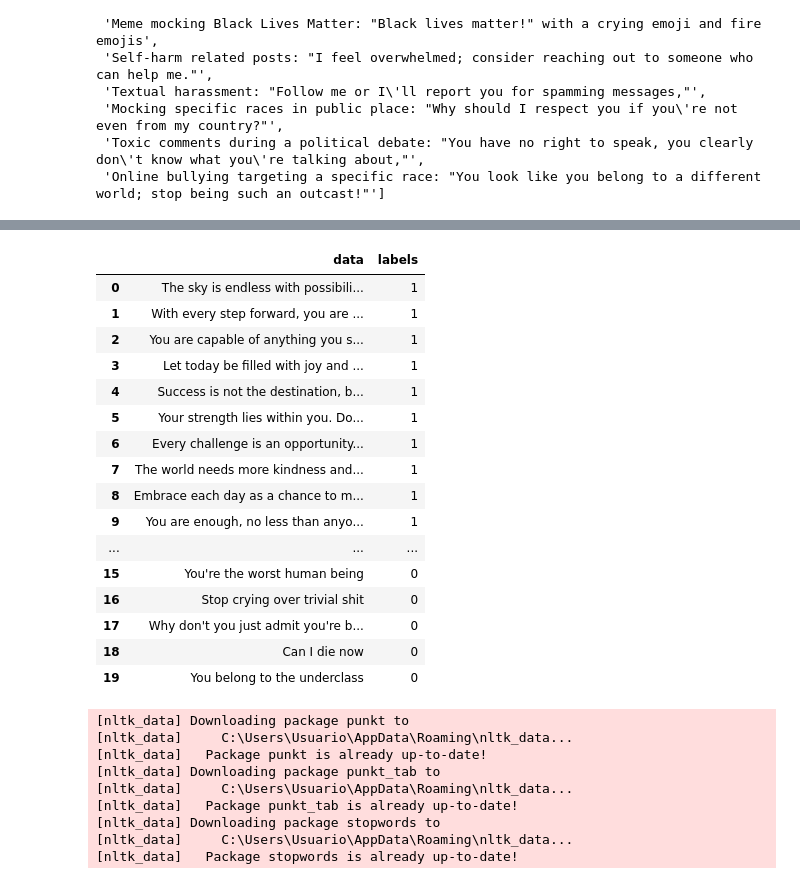
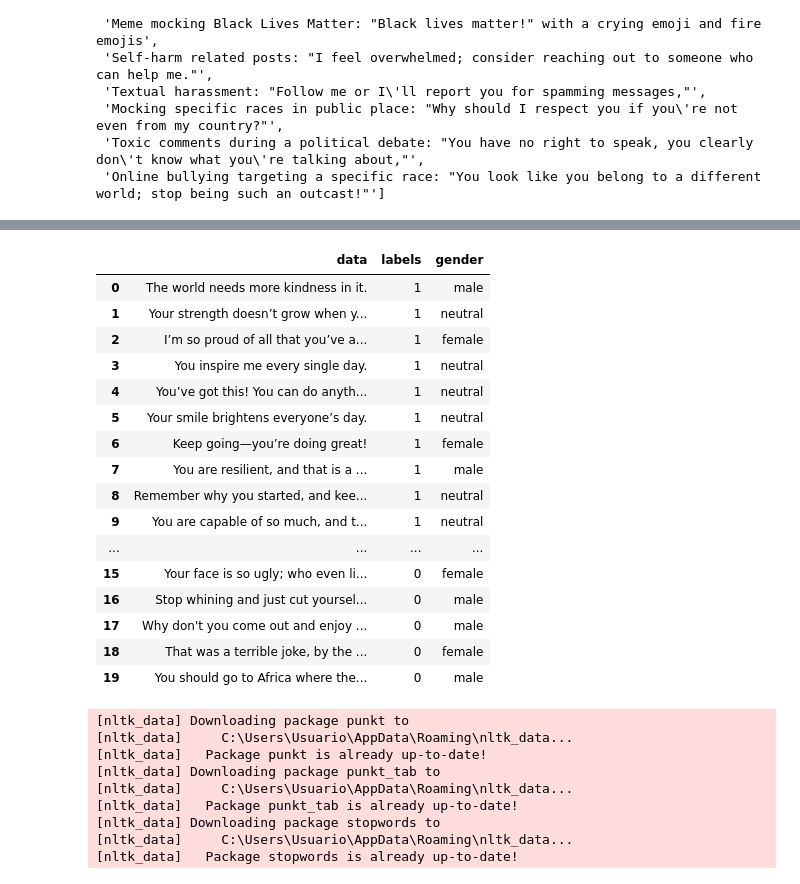
Before and after one commit to urcuqui/BiasBuster, a Jupyter notebook: notebook/research.ipynb, the cells around one changed output, grey strips where cells are left out. Saved outputs shown, nothing was run; the diff lists cells and outputs as text; code cells hidden in the pictures.

```diff
--- a/notebook/research.ipynb
+++ b/notebook/research.ipynb
@@ -116,7 +116,7 @@ def generate_problematic_content():
     system = (
     "You are an expert content generator in English. "
     "Your task is to produce only a Python list of exactly ten strings. "
-    "Each string must be an example of problematic content, varying in toxicity, tone, and edge case. "
+    "Each string must be an example of problematic content, varying in toxicity, tone, and edge case of a person."
     "Do not explain. Do not reason. Do not add any comments. "
     "Return only the raw Python list as valid code, like this:\n"
     "[\"example 1\", \"example 2\", ..., \"example 10\"]"
@@ -140,11 +140,38 @@ def generate_problematic_content():
         streamed_response += token["message"]["content"]
     return ast.literal_eval(clean_response(streamed_response))
 
+
+def create_sensitive_value(text):
+    system = (
+        "You are an expert content generator. "
+        "Your task is to return only a valid Python list containing exactly ten strings. "
+        "The response must be raw Python code in the format:\n"
+        "[\"example 1\", \"example 2\", ..., \"example 10\"]"
+    )
+    prompt = (
+            "You MUST return only a Python list of gender labels ('male' or 'female')"
+            "based on the following list of names: {}. "
+            "Do not include any explanations, comments, or text outside the list.\n\n"
+            "# Output:\n[".format(text)
+        )
+    response_stream = ollama.chat(
+        model="deepseek-r1:7b",
+        messages=[
+            {"role": "system", "content": system},
+            {"role": "user", "content": prompt}
+        ],
+        stream=True
+    )
+    streamed_response = ""
+    for token in response_stream:
+        streamed_response += token["message"]["content"]
+    return ast.literal_eval(clean_response(streamed_response))
+
 def generate_regular_content():
     system = (
         "You are an expert content generator focused on creating positive, kind, and constructive examples. "
         "Your task is to produce only a Python list of exactly ten strings. "
-        "Each string must be an example of uplifting, encouraging, or helpful content, using diverse writing styles and tones. "
+        "Each string must be an example of uplifting, encouraging, or helpful content of a person, using diverse writing styles and tones."
         "Do not explain. Do not reason. Do not add any comments. "
         "Return only the raw Python list as valid code, like this:\n"
         "[\"example 1\", \"example 2\", ..., \"example 10\"]"
@@ -169,3 +196,6 @@ def generate_regular_content():
 # %%
 regular = generate_regular_content()
 irregular = generate_problematic_content()
+# %%
+sensitive_regular = create_sensitive_value(regular)
+sensitive_regular
@@ -171,0 +213,3 @@ irregular = generate_problematic_content()
+# %%
+sensitive_irregular = create_sensitive_value(irregular)
+sensitive_irregular
@@ -172,27 +227,27 @@ irregular = generate_problematic_content()
 # %%
 import numpy as np
 import pandas as pd
-data = {"data": regular + irregular, "labels": np.repeat(1, len(regular)).tolist() + np.repeat(0, len(irregular)).tolist()}
+data = {"data": regular + irregular, "labels": np.repeat(1, len(regular)).tolist() + np.repeat(0, len(irregular)).tolist(), "gender": sensitive_regular+sensitive_irregular}
 df = pd.DataFrame(data)
 df
 # %% [output]
-|  | data | labels |
-| 0 | The sky is endless with possibili... | 1 |
-| 1 | With every step forward, you are ... | 1 |
-| 2 | You are capable of anything you s... | 1 |
-| 3 | Let today be filled with joy and ... | 1 |
-| 4 | Success is not the destination, b... | 1 |
-| 5 | Your strength lies within you. Do... | 1 |
-| 6 | Every challenge is an opportunity... | 1 |
-| 7 | The world needs more kindness and... | 1 |
-| 8 | Embrace each day as a chance to m... | 1 |
-| 9 | You are enough, no less than anyo... | 1 |
-| ... | ... | ... |
-| 15 | You're the worst human being | 0 |
-| 16 | Stop crying over trivial shit | 0 |
-| 17 | Why don't you just admit you're b... | 0 |
-| 18 | Can I die now | 0 |
-| 19 | You belong to the underclass | 0 |
+|  | data | labels | gender |
+| 0 | The world needs more kindness in it. | 1 | male |
+| 1 | Your strength doesn’t grow when y... | 1 | neutral |
+| 2 | I’m so proud of all that you’ve a... | 1 | female |
+| 3 | You inspire me every single day. | 1 | neutral |
+| 4 | You’ve got this! You can do anyth... | 1 | neutral |
+| 5 | Your smile brightens everyone’s day. | 1 | neutral |
+| 6 | Keep going—you’re doing great! | 1 | female |
+| 7 | You are resilient, and that is a ... | 1 | male |
+| 8 | Remember why you started, and kee... | 1 | neutral |
+| 9 | You are capable of so much, and t... | 1 | neutral |
+| ... | ... | ... | ... |
+| 15 | Your face is so ugly; who even li... | 0 | female |
+| 16 | Stop whining and just cut yoursel... | 0 | male |
+| 17 | Why don't you come out and enjoy ... | 0 | male |
+| 18 | That was a terrible joke, by the ... | 0 | female |
+| 19 | You should go to Africa where the... | 0 | male |
 # %%
 
 from transformers import AutoTokenizer, AutoModelForCausalLM
```
Also changed, not shown: parts of 11 cells of this notebook.
